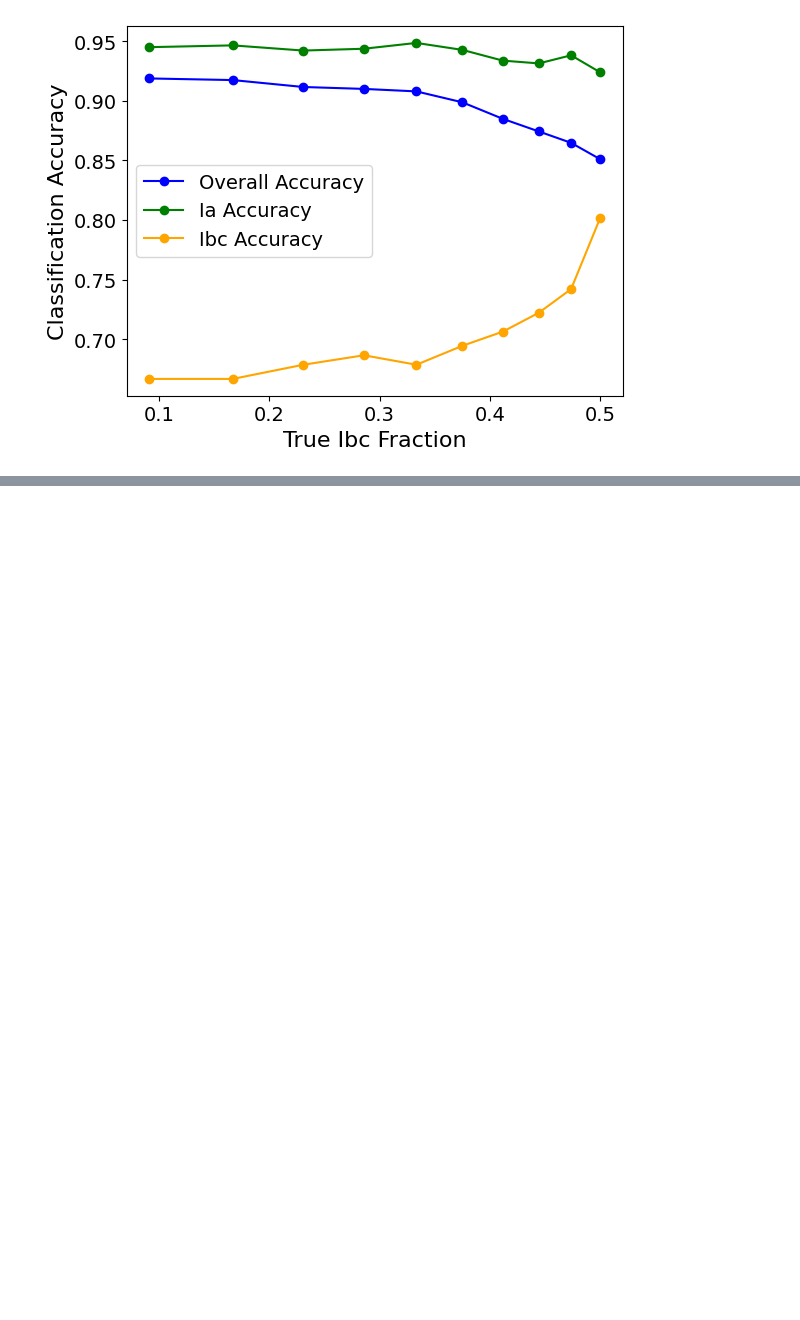
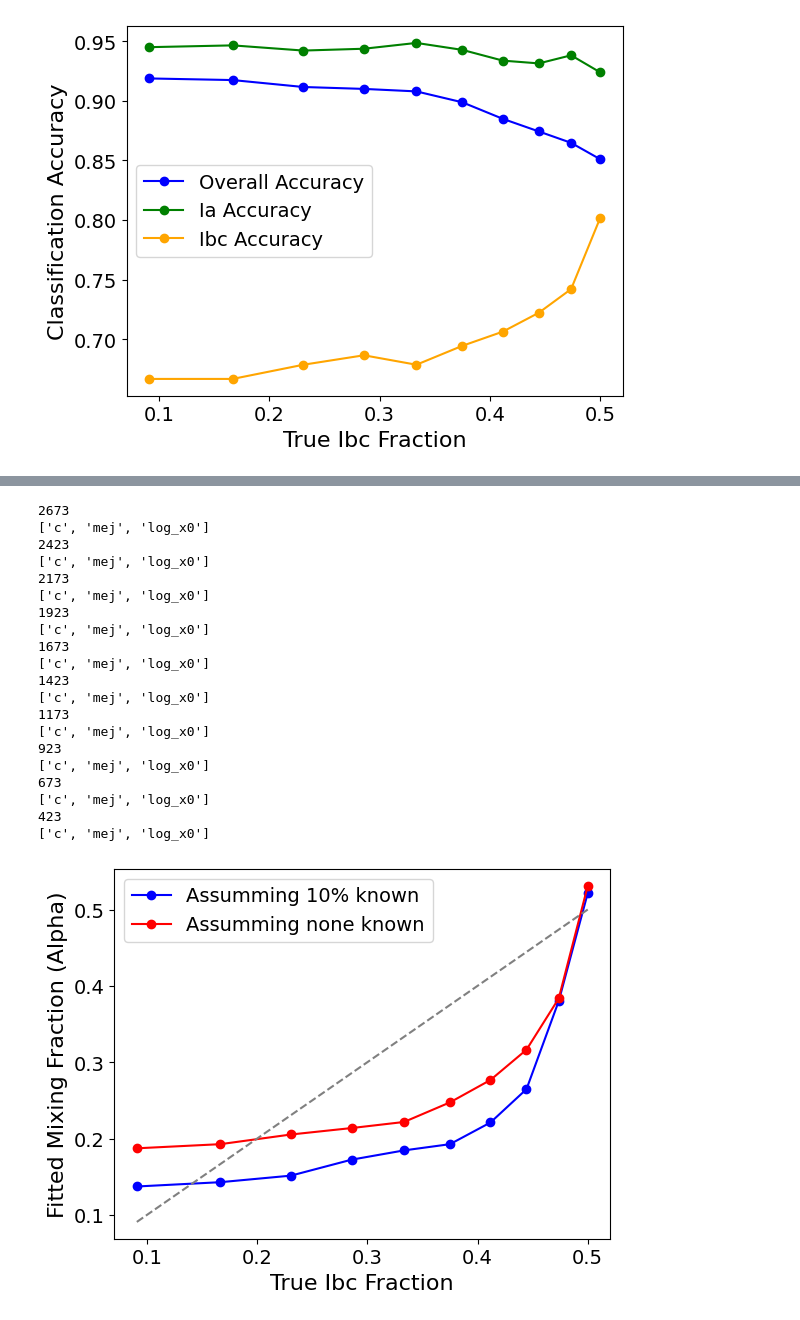
Before and after one commit to asmuzsoy/beams_ext, a Jupyter notebook: separate_parameters.ipynb, the cells around one changed output, grey strips where cells are left out. Drawn from its saved outputs; the diff is of its cells as text; code cells hidden in the pictures; blank space fills up the shorter version.

```diff
--- a/separate_parameters.ipynb
+++ b/separate_parameters.ipynb
@@ -859,7 +861,7 @@ len(true_ia_sne), len(true_ibc_sne)
 # %%
 ratios = [(25 * (i + 1))/ (25 * (i + 1) + 250) for i in range(10)]
 
-def mixing_fraction_analysis(true_ia_sne, true_ibc_sne, ratios):
+def mixing_fraction_analysis(true_ia_sne, true_ibc_sne, ratios, fitting_method=fit_gmm):
     final_alphas = []
     accuracies = np.zeros((3, len(ratios)))
     for i in range(10):
@@ -869,7 +871,7 @@ def mixing_fraction_analysis(true_ia_sne, true_ibc_sne, ratios):
 
         # print(f"Population split: {(25 * (i + 1))/ (25 * (i + 1) + 250)}")
         # final_alpha, final_ll = fit_gmm(sn_sample = split_population, initial_alpha = (25 * (i + 1))/ (25 * (i + 1) + 250))
-        final_alpha, final_ll, final_gammas_a, final_gammas_b = fit_gmm(sn_sample = split_population, initial_alpha = 0.1)
+        final_alpha, _, final_gammas_a, final_gammas_b, _ = fitting_method(sn_sample = split_population, initial_alpha = 0.1)
         # print(f"Final alpha: {final_alpha}", f"Final log likelihood: {final_ll}")
         final_alphas.append(final_alpha)
         accuracies[:, i] = classify_sample(split_population, final_gammas_a, final_gammas_b)
@@ -927,0 +1087,35 @@ plt.show()
+# %%
+final_alphas_fixed, accuracies_fixed = mixing_fraction_analysis(true_ia_sne, true_ibc_sne, ratios, fitting_method=fit_gmm_fix_some_classes)
+
+plt.plot(ratios, 1 - np.array(final_alphas_fixed), marker='o', color='blue', label='Assumming 10% known')
+plt.plot(ratios, 1 - np.array(final_alphas_spec), marker='o', color='red', label='Assumming none known')
+plt.plot(ratios, ratios, linestyle='--', color='gray')
+plt.xlabel("True Ibc Fraction", fontsize=16)
+plt.ylabel("Fitted Mixing Fraction (Alpha)", fontsize=16)
+plt.xticks(fontsize=14)
+plt.yticks(fontsize=14)
+plt.legend(fontsize=14)
+# plt.savefig("figures/alpha_vs_true_fraction.pdf", bbox_inches='tight')
+plt.show()
+# %% [output]
+2673
+['c', 'mej', 'log_x0']
+2423
+['c', 'mej', 'log_x0']
+2173
+['c', 'mej', 'log_x0']
+1923
+['c', 'mej', 'log_x0']
+1673
+['c', 'mej', 'log_x0']
+1423
+['c', 'mej', 'log_x0']
+1173
+['c', 'mej', 'log_x0']
+923
+['c', 'mej', 'log_x0']
+673
+['c', 'mej', 'log_x0']
+423
+['c', 'mej', 'log_x0']
+[figure, added]
```
Also changed, not shown: parts of 7 cells of this notebook.
